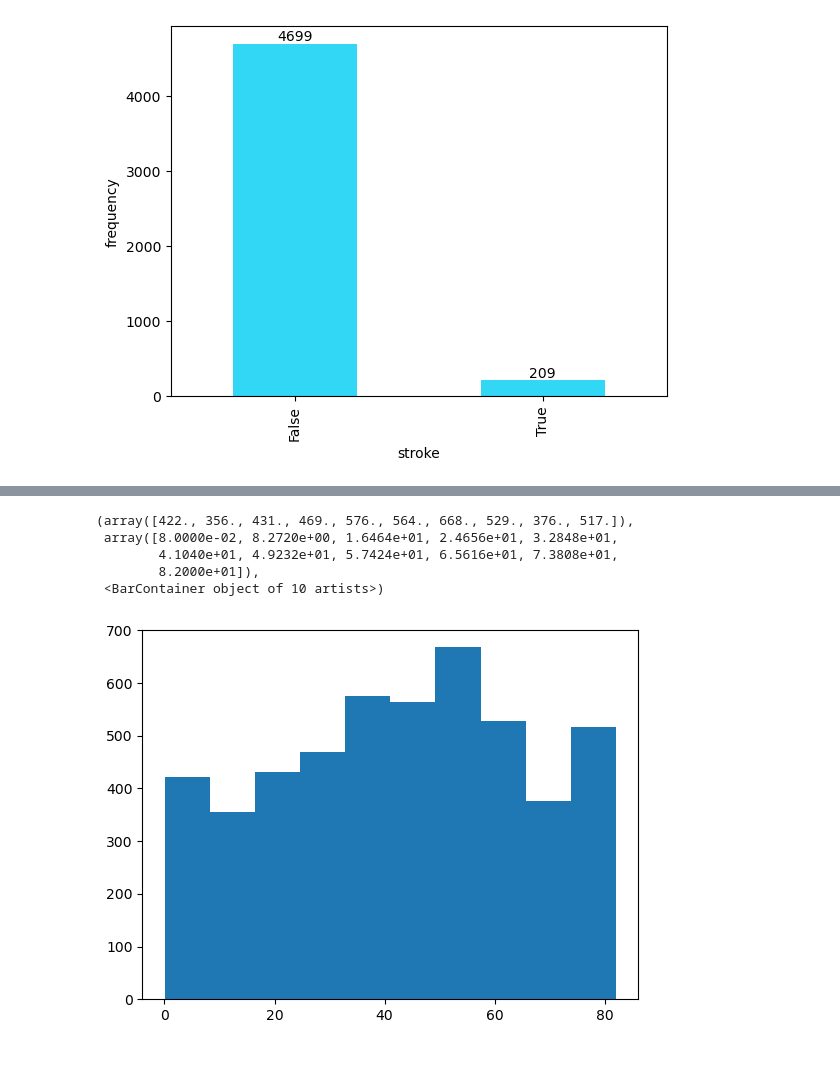
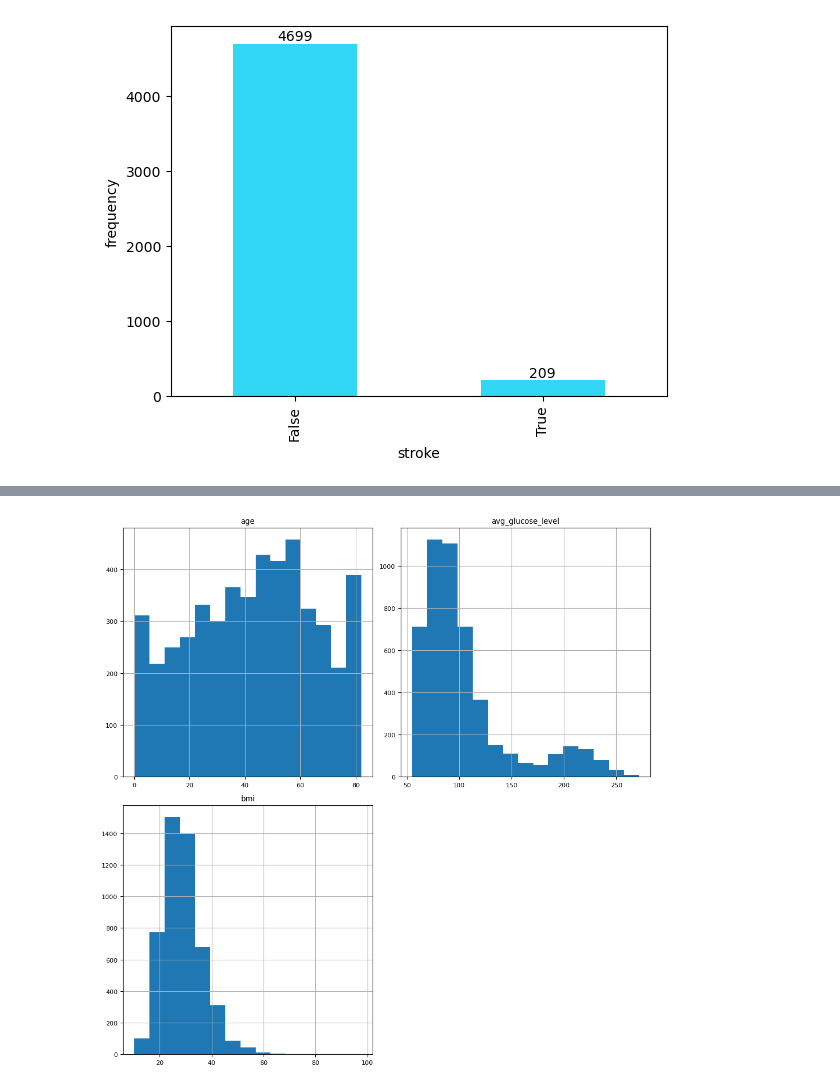
Before and after one commit to Sarahdrdo/Equipo3_AgentesInteligentes_Reto, a Jupyter notebook: Equipo3_Reto_AgentesInteligentes.ipynb, the cells around one changed output, grey strips where cells are left out. Saved outputs shown, nothing was run; the diff lists cells and outputs as text; code cells hidden in the pictures; blank space fills up the shorter version.

```diff
--- a/Equipo3_Reto_AgentesInteligentes.ipynb
+++ b/Equipo3_Reto_AgentesInteligentes.ipynb
@@ -268,9 +292,5 @@ plt.show()
-# %%
-display(plt.hist(datos["age"]))
-# %% [output]
-(array([422., 356., 431., 469., 576., 564., 668., 529., 376., 517.]),
- array([8.0000e-02, 8.2720e+00, 1.6464e+01, 2.4656e+01, 3.2848e+01,
-        4.1040e+01, 4.9232e+01, 5.7424e+01, 6.5616e+01, 7.3808e+01,
-        8.2000e+01]),
- <BarContainer object of 10 artists>)
-[figure, removed]
+# %%
+datos.hist(bins=15, figsize=(10,10))
+plt.tight_layout()
+# %% [output]
+[figure, added]
```
Also changed, not shown: parts of 13 cells of this notebook.
